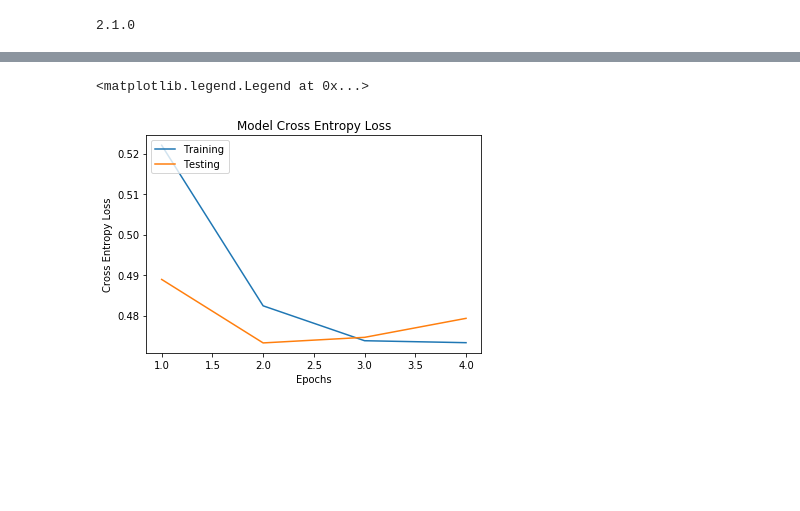
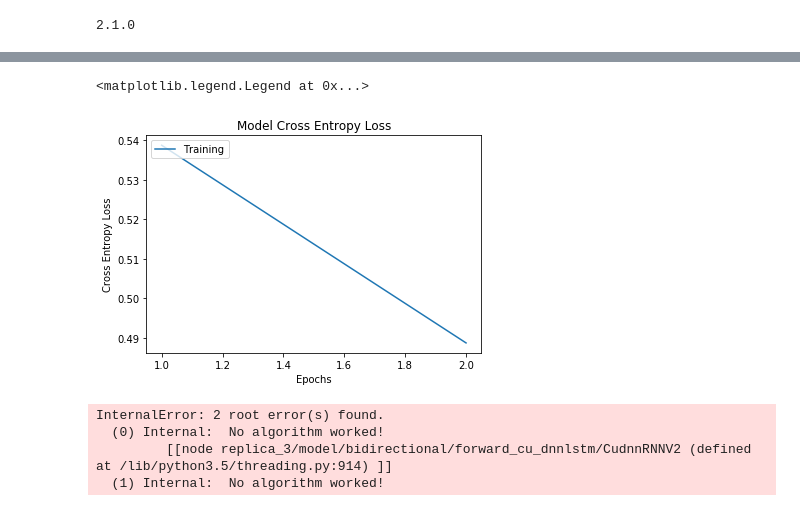
Before and after one commit to Globe-Research/deep-orderbook, a Jupyter notebook: CNN Deeplearning.ipynb, the cells around one changed output, grey strips where cells are left out. Saved outputs shown, nothing was run; the diff lists cells and outputs as text; code cells hidden in the pictures; blank space fills up the shorter version.

Commit message:
v3 with resnet conv1d

```diff
--- a/CNN Deeplearning.ipynb
+++ b/CNN Deeplearning.ipynb
@@ -145,4 +160,4 @@ D = 200
 N = len(X) - T
 # %%
-trainPart = 3176046
+trainPart = 3176026
 # %%
@@ -190,3 +214,0 @@ from tensorflow.keras.optimizers import SGD, Adam
-# %%
-X_train = np.expand_dims(X_train, -1)
-X_test = np.expand_dims(X_test, -1)
@@ -192,0 +247,23 @@ X_test = np.expand_dims(X_test, -1)
+# %%
+strategy = tf.distribute.MirroredStrategy()
+with strategy.scope():
+    inputs = keras.layers.Input(shape = (100,40))
+    x = keras.layers.Conv1D(filters=16, kernel_size=4 ,activation='relu', padding='SAME')(inputs)
+    x = keras.layers.MaxPooling1D(2)(x)
+
+    prev_filters = 16
+    for filters in [16]*3+[32]*2:
+        if prev_filters != filters:
+            stride = 2
+        else:
+            stride = 1
+        x = ResidualUnit(filters, stride)(x)
+        prev_filters = filters
+
+    x = keras.layers.GlobalAveragePooling1D()(x)
+    outputs = keras.layers.Dense(3, activation='softmax')(x)
+
+    res_net_model = keras.models.Model(inputs, outputs)
+    res_net_model.compile(optimizer='adam',
+               loss='sparse_categorical_crossentropy',
+                metrics = ['accuracy'])
@@ -240,10 +319,8 @@ model.compile(optimizer='adam',
 # %%
-EPOCHS = 4
-BATCH_SIZE = 32
-r = model.fit(
-  X_train, y_train,
-  batch_size=BATCH_SIZE,
-  epochs=EPOCHS,
-  validation_data=(X_test, y_test),
+EPOCHS = 2
+r = res_net_model.fit(
+    X_train,y_train,
+    epochs=EPOCHS,
+    batch_size=128
 )
 # %% [output]
@@ -259,10 +341,10 @@ Epoch 4/4
 # %%
 sns.lineplot(x=range(1,EPOCHS+1),y=r.history['loss'])
-sns.lineplot(x=range(1,EPOCHS+1),y=r.history['val_loss'])
+#sns.lineplot(x=range(1,EPOCHS+1),y=r.history['val_loss'])
 plt.title('Model Cross Entropy Loss')
 plt.ylabel('Cross Entropy Loss')
 plt.xlabel('Epochs')
-plt.legend(['Training', 'Testing'], loc='upper left')
+plt.legend(['Training'], loc='upper left')
 # %% [output]
 <matplotlib.legend.Legend at 0x...>
-[figure, old version]
+[figure, new version]
@@ -269,5 +353,11 @@ plt.legend(['Training', 'Testing'], loc='upper left')
 # %%
-y_pred = model.predict(X_test).argmax(axis=1)
+with strategy.scope():
+    y_pred = model.predict(X_test).argmax(axis=1)
+# %% [output]
+InternalError: 2 root error(s) found.
+  (0) Internal:  No algorithm worked!
+         [[node replica_3/model/bidirectional/forward_cu_dnnlstm/CudnnRNNV2 (defined at /lib/python3.5/threading.py:914) ]]
+  (1) Internal:  No algorithm worked!
 # %%
 from sklearn.metrics import confusion_matrix
 
```
Also changed, not shown: parts of 33 cells of this notebook.
